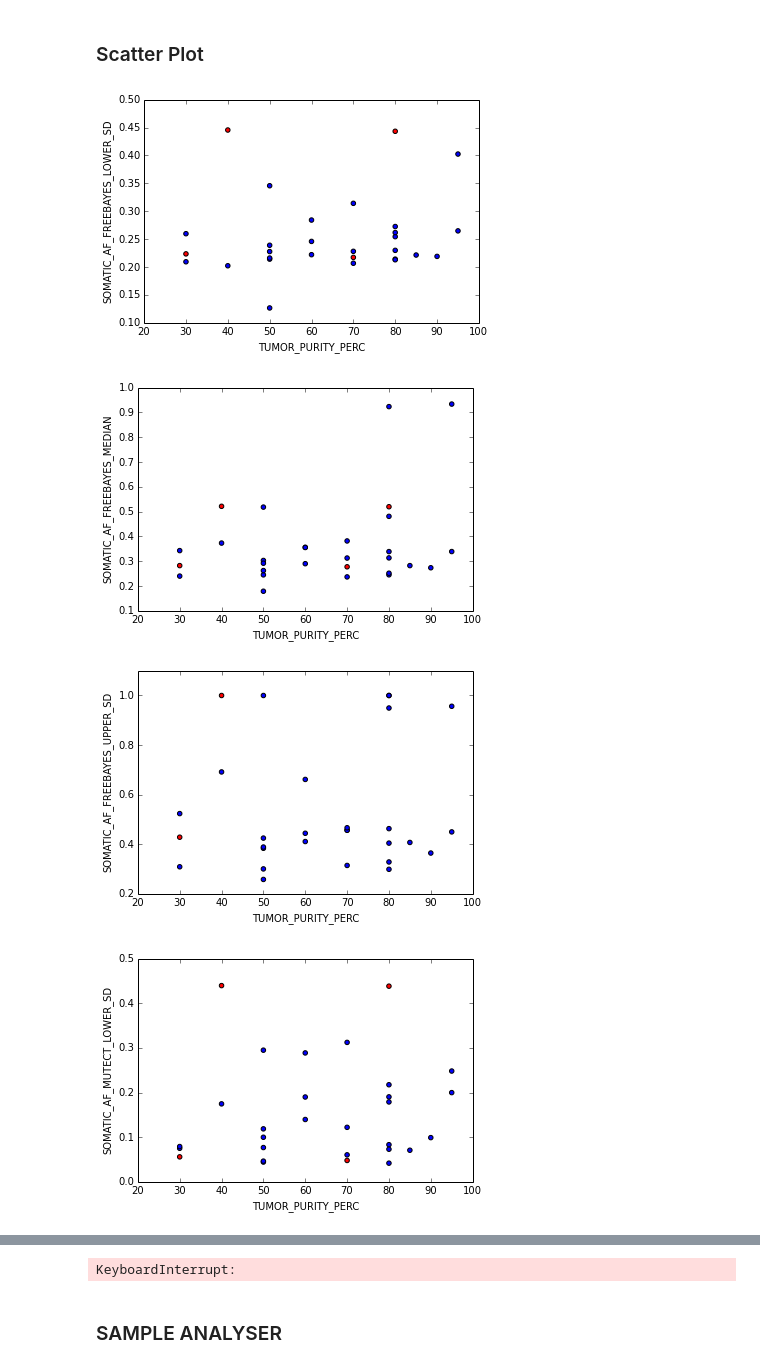
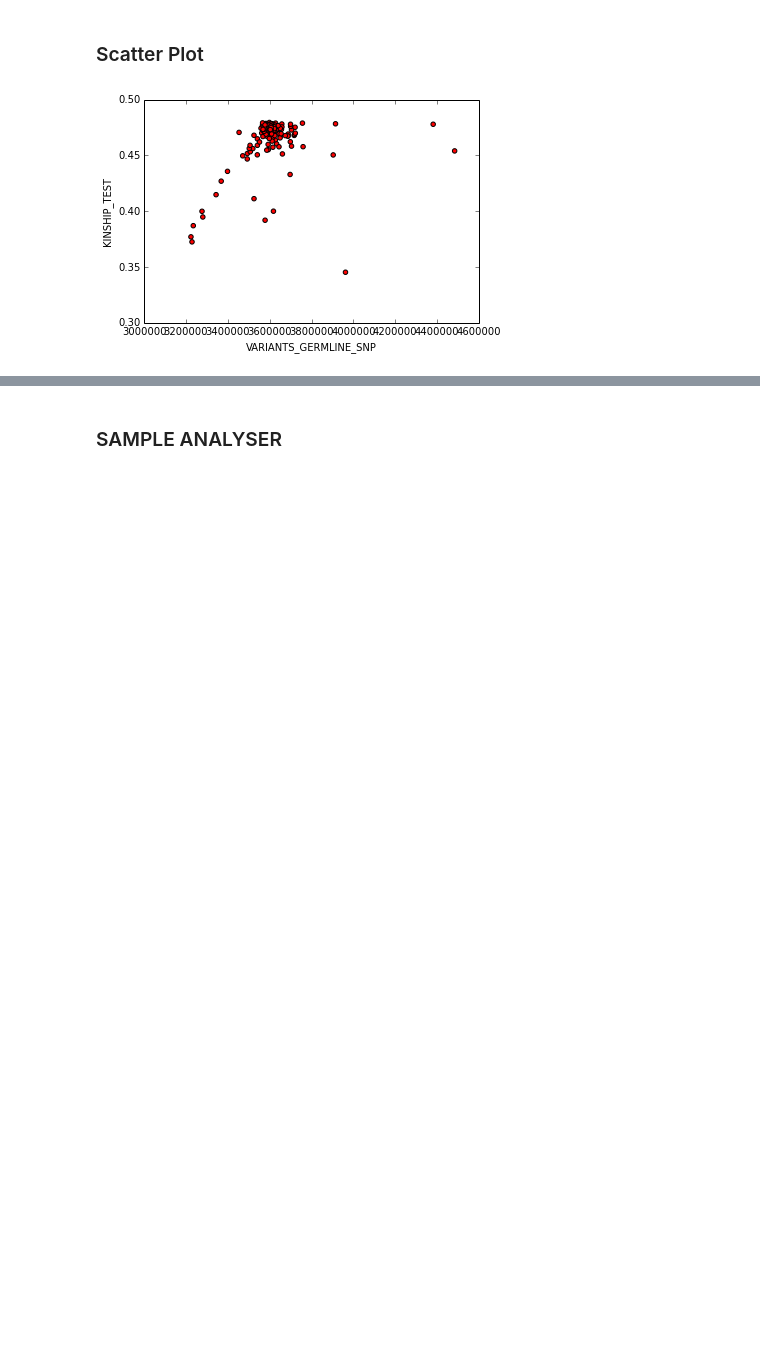
Before and after one commit to hartwigmedical/scripts, a Jupyter notebook: ipython/HealthChecksAnalysis.ipynb, the cells around one changed output, grey strips where cells are left out. Cells and saved outputs as stored; diff of their text form; code cells hidden in the pictures; blank space fills up the shorter version.

```diff
--- a/ipython/HealthChecksAnalysis.ipynb
+++ b/ipython/HealthChecksAnalysis.ipynb
@@ -114,17 +117,14 @@ left=0.0, right=0.0
 # %% [markdown]
 ### Scatter Plot
 # %%
-fldX = 'TUMOR_PURITY_PERC'
-fieldFilterY = 'AF'
-dfTempFail = hc[(hc['SOMATIC_SNP_COUNT_3+_CALLER']>50000)&(hc.SAMPLE_TYPE=="T")& (hc.PIPELINE_VERSION.isin(['v1.7','v1.8','v1.9']))  & (hc.HAS_PASSED_TESTS == False)].apply(lambda x: pd.to_numeric(x, errors='coerce'))
-dfTempPass = hc[(hc['SOMATIC_SNP_COUNT_3+_CALLER']>50000)&(hc.SAMPLE_TYPE=="T")& (hc.PIPELINE_VERSION.isin(['v1.7','v1.8','v1.9'])) & (hc.HAS_PASSED_TESTS == True)].apply(lambda x: pd.to_numeric(x, errors='coerce'))
+fldX = 'VARIANTS_GERMLINE_SNP'
+fieldFilterY = 'KINSHIP'
+#dfTempFail = hc[(hc['SOMATIC_SNP_COUNT_3+_CALLER']>50000)&(hc.SAMPLE_TYPE=="T")& (hc.PIPELINE_VERSION.isin(['v1.7','v1.8','v1.9']))  & (hc.HAS_PASSED_TESTS == False)].apply(lambda x: pd.to_numeric(x, errors='coerce'))
+#dfTempPass = hc[(hc['SOMATIC_SNP_COUNT_3+_CALLER']>50000)&(hc.SAMPLE_TYPE=="T")& (hc.PIPELINE_VERSION.isin(['v1.7','v1.8','v1.9'])) & (hc.HAS_PASSED_TESTS == True)].apply(lambda x: pd.to_numeric(x, errors='coerce'))
 analysisFields = list(hc.columns.values)
 analysisFields = [x for x in analysisFields if fieldFilterY in x]
 for fldY in analysisFields:
-    ax = dfTempFail.plot(kind='scatter',color='Red', x=fldX, y=fldY)
-    dfTempPass.plot(kind='scatter', x=fldX, y=fldY,ax=ax)
+    ax = hc[hc.PIPELINE_VERSION.isin(['v1.8','v1.9'])].plot(kind='scatter',color='Red', x=fldX, y=fldY,ylim=[0.3,0.5])
+    #dfTempPass.plot(kind='scatter', x=fldX, y=fldY,ax=ax)
 # %% [output]
-[figure, old version]
+[figure, new version]
-[figure, removed]
-[figure, removed]
-[figure, removed]
@@ -139,3 +131,2 @@ for fldY in analysisFields:
-KeyboardInterrupt:
 # %% [markdown]
 ### SAMPLE ANALYSER
```
Also changed, not shown: parts of 4 cells of this notebook, 4 other files.
